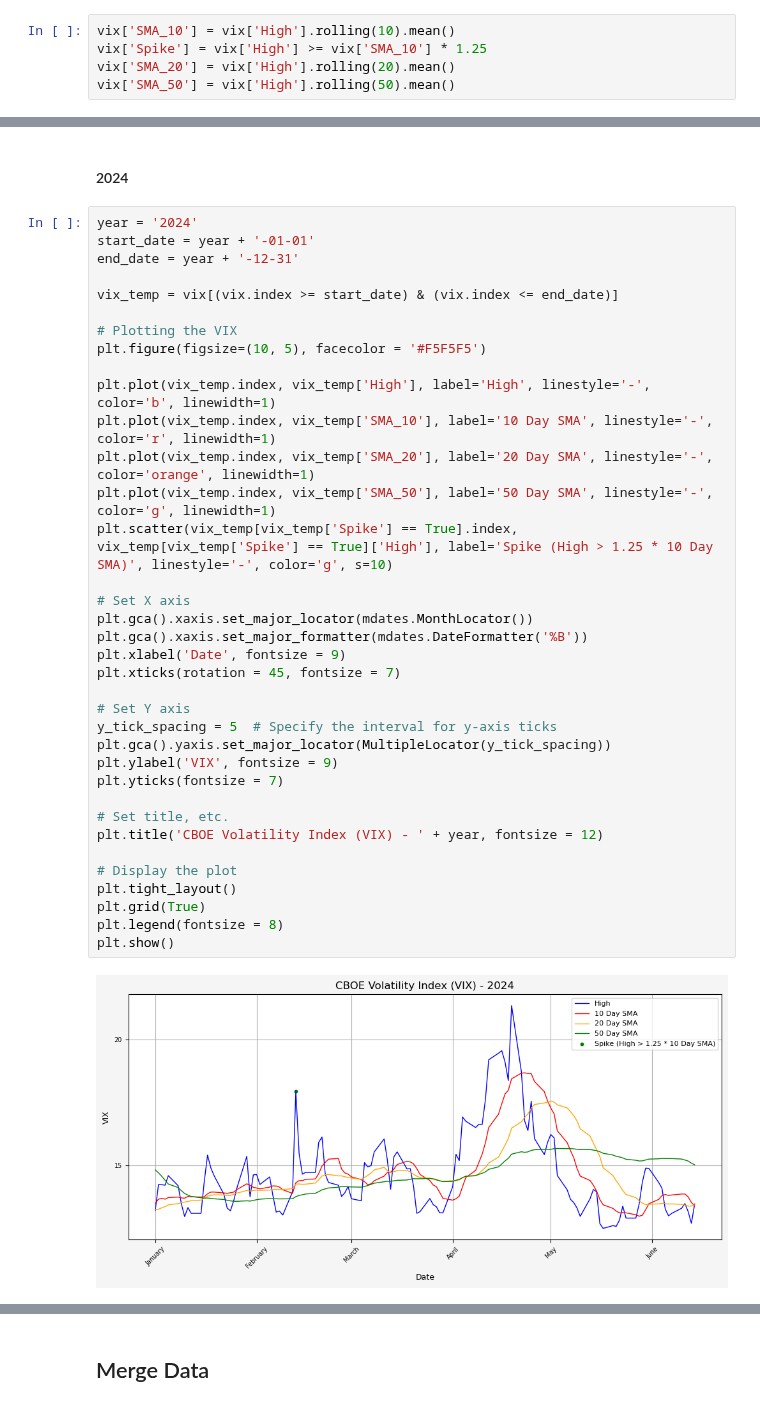
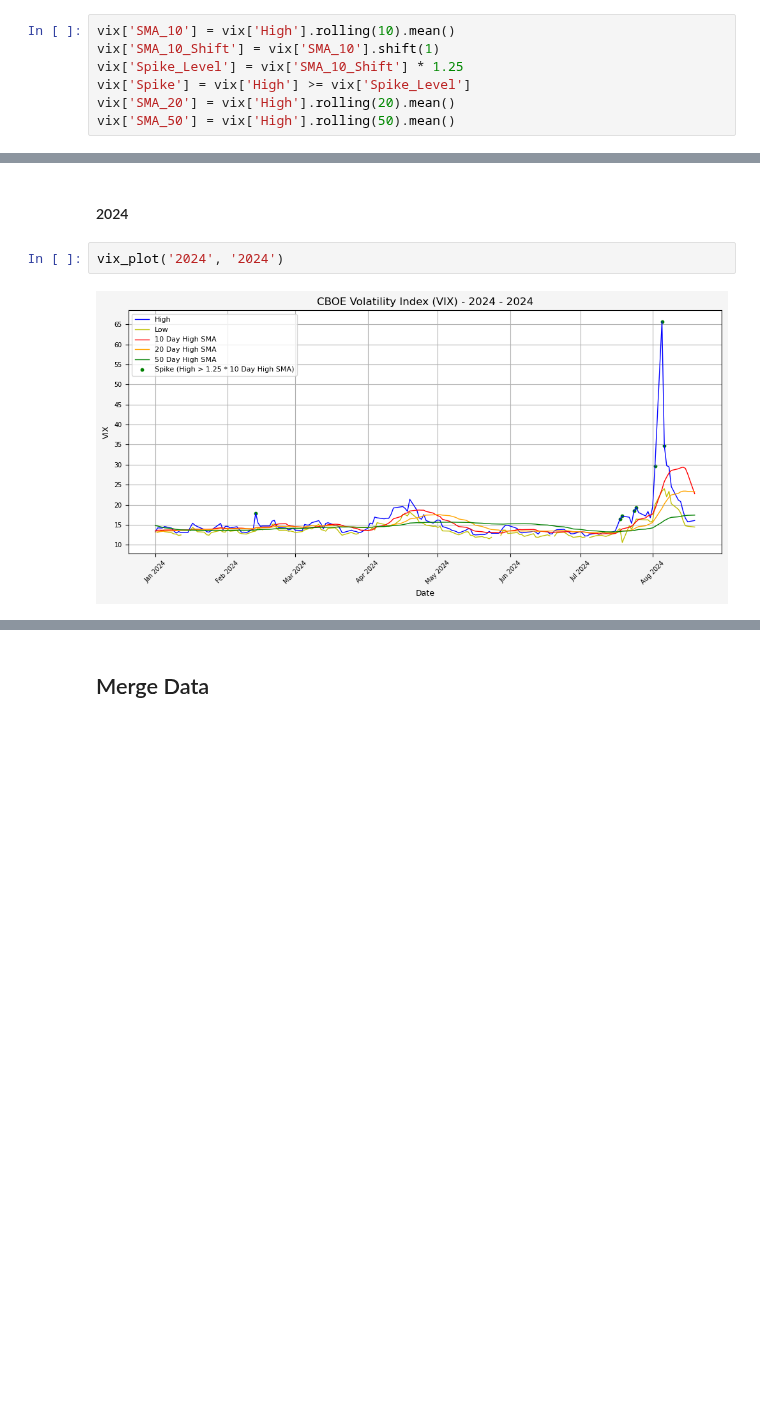
Before and after one commit to jaredszajkowski/jaredszajkowski.github.io, a Jupyter notebook: content/post/investigating-vix-levels-and-returns/Investigating_Vix_Levels_And_Returns.ipynb, the cells around one changed output, grey strips where cells are left out. Saved outputs shown, nothing was run; the diff lists cells and outputs as text; blank space fills up the shorter version.

```diff
--- a/content/post/investigating-vix-levels-and-returns/Investigating_Vix_Levels_And_Returns.ipynb
+++ b/content/post/investigating-vix-levels-and-returns/Investigating_Vix_Levels_And_Returns.ipynb
@@ -144,6 +144,8 @@ display(deciles)
 | 1.00 | 82.69 | 89.53 | 72.76 | 82.69 |
 # %%
 vix['SMA_10'] = vix['High'].rolling(10).mean()
-vix['Spike'] = vix['High'] >= vix['SMA_10'] * 1.25
+vix['SMA_10_Shift'] = vix['SMA_10'].shift(1)
+vix['Spike_Level'] = vix['SMA_10_Shift'] * 1.25
+vix['Spike'] = vix['High'] >= vix['Spike_Level']
 vix['SMA_20'] = vix['High'].rolling(20).mean()
 vix['SMA_50'] = vix['High'].rolling(50).mean()
@@ -611,40 +289,6 @@ plt.show()
 # %% [markdown]
 #### 2024
 # %%
-year = '2024'
-start_date = year + '-01-01'
-end_date = year + '-12-31'
-
-vix_temp = vix[(vix.index >= start_date) & (vix.index <= end_date)]
-
-# Plotting the VIX
-plt.figure(figsize=(10, 5), facecolor = '#F5F5F5')
-
-plt.plot(vix_temp.index, vix_temp['High'], label='High', linestyle='-', color='b', linewidth=1)
-plt.plot(vix_temp.index, vix_temp['SMA_10'], label='10 Day SMA', linestyle='-', color='r', linewidth=1)
-plt.plot(vix_temp.index, vix_temp['SMA_20'], label='20 Day SMA', linestyle='-', color='orange', linewidth=1)
-plt.plot(vix_temp.index, vix_temp['SMA_50'], label='50 Day SMA', linestyle='-', color='g', linewidth=1)
-plt.scatter(vix_temp[vix_temp['Spike'] == True].index, vix_temp[vix_temp['Spike'] == True]['High'], label='Spike (High > 1.25 * 10 Day SMA)', linestyle='-', color='g', s=10)
-
-# Set X axis
-plt.gca().xaxis.set_major_locator(mdates.MonthLocator())
-plt.gca().xaxis.set_major_formatter(mdates.DateFormatter('%B'))
-plt.xlabel('Date', fontsize = 9)
-plt.xticks(rotation = 45, fontsize = 7)
-
-# Set Y axis
-y_tick_spacing = 5  # Specify the interval for y-axis ticks
-plt.gca().yaxis.set_major_locator(MultipleLocator(y_tick_spacing))
-plt.ylabel('VIX', fontsize = 9)
-plt.yticks(fontsize = 7)
-
-# Set title, etc.
-plt.title('CBOE Volatility Index (VIX) - ' + year, fontsize = 12)
-
-# Display the plot
-plt.tight_layout()
-plt.grid(True)
-plt.legend(fontsize = 8)
-plt.show()
+vix_plot('2024', '2024')
 # %% [output]
-[figure, old version]
+[figure, new version]
```
Also changed, not shown: parts of 29 cells of this notebook, 2 other files.
